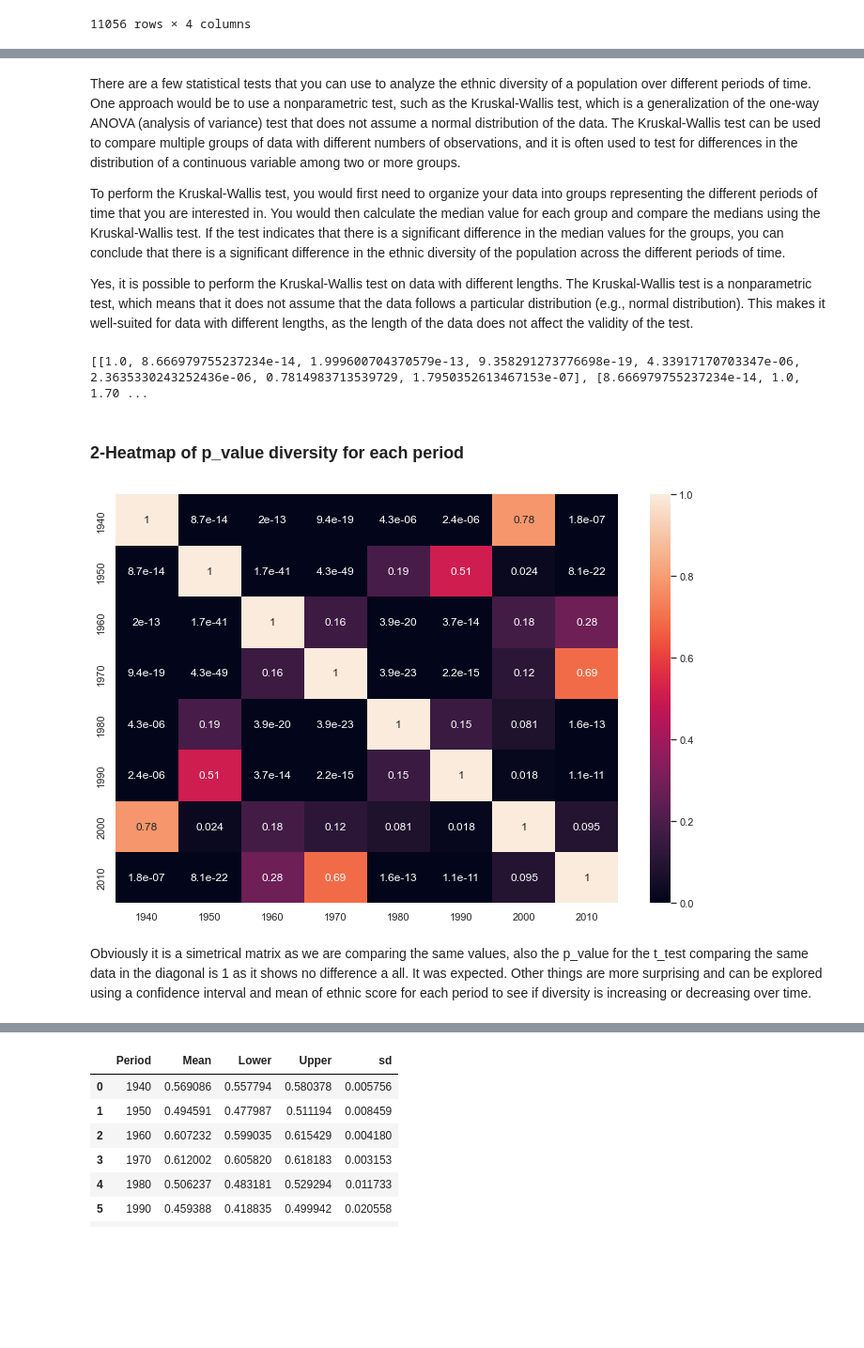
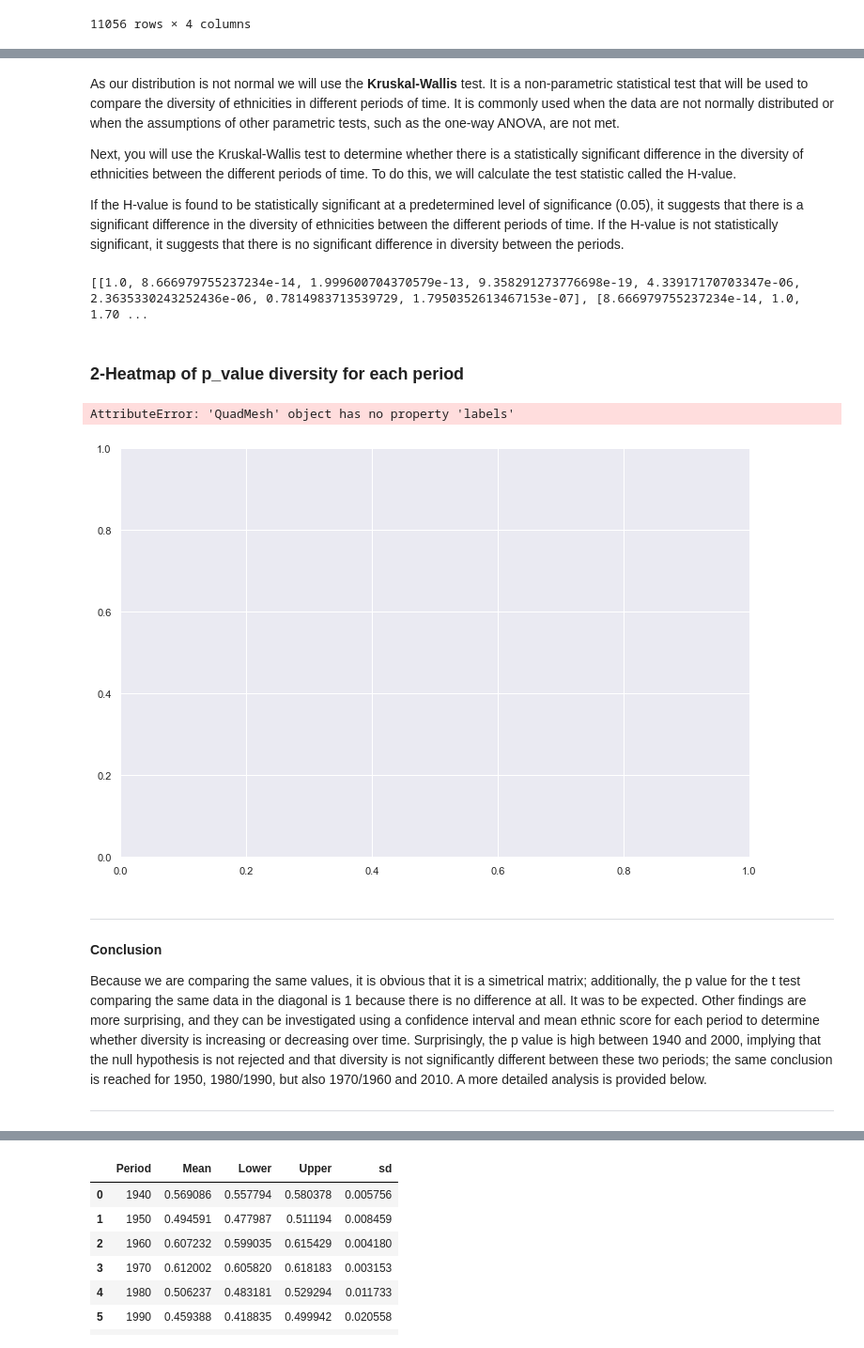
Before and after one commit to epfl-ada/ada-2022-project-borroworrob, a Jupyter notebook: part3.ipynb, the cells around one changed output, grey strips where cells are left out. Shown at 94% size. Saved outputs shown, nothing was run; the diff lists cells and outputs as text; code cells hidden in the pictures; blank space fills up the shorter version.

```diff
--- a/part3.ipynb
+++ b/part3.ipynb
@@ -1336,9 +1411,9 @@ diversity_movies
 # %% [markdown]
-There are a few statistical tests that you can use to analyze the ethnic diversity of a population over different periods of time. One approach would be to use a nonparametric test, such as the Kruskal-Wallis test, which is a generalization of the one-way ANOVA (analysis of variance) test that does not assume a normal distribution of the data. The Kruskal-Wallis test can be used to compare multiple groups of data with different numbers of observations, and it is often used to test for differences in the distribution of a continuous variable among two or more groups.
+As our distribution is not normal we will use the **Kruskal-Wallis** test. It is a non-parametric statistical test that will be used to compare the diversity of ethnicities in different periods of time. It is commonly used when the data are not normally distributed or when the assumptions of other parametric tests, such as the one-way ANOVA, are not met.
 
-To perform the Kruskal-Wallis test, you would first need to organize your data into groups representing the different periods of time that you are interested in. You would then calculate the median value for each group and compare the medians using the Kruskal-Wallis test. If the test indicates that there is a significant difference in the median values for the groups, you can conclude that there is a significant difference in the ethnic diversity of the population across the different periods of time.
+Next, you will use the Kruskal-Wallis test to determine whether there is a statistically significant difference in the diversity of ethnicities between the different periods of time. To do this, we will calculate the test statistic called the H-value.
 
-Yes, it is possible to perform the Kruskal-Wallis test on data with different lengths. The Kruskal-Wallis test is a nonparametric test, which means that it does not assume that the data follows a particular distribution (e.g., normal distribution). This makes it well-suited for data with different lengths, as the length of the data does not affect the validity of the test.
+If the H-value is found to be statistically significant at a predetermined level of significance (0.05), it suggests that there is a significant difference in the diversity of ethnicities between the different periods of time. If the H-value is not statistically significant, it suggests that there is no significant difference in diversity between the periods.
 # %%
 def krustal_test (data) :
     # Initialize a matrix to store the p-values for each comparison
@@ -1375,17 +1450,26 @@ print(krustal_test (matrix_score))
 # %% [output]
 [[1.0, 8.666979755237234e-14, 1.999600704370579e-13, 9.358291273776698e-19, 4.33917170703347e-06, 2.3635330243252436e-06, 0.7814983713539729, 1.7950352613467153e-07], [8.666979755237234e-14, 1.0, 1.70 ...
 # %% [markdown]
-### 2-Heatmap of p_value diversity for each period <a name="subsubparagraph2"></a>
+### 2-Heatmap of p_value diversity for each period <a name="subsubparagraph5"></a>
 # %%
 plt.figure(figsize=(12,8))
 
 # Create an heatmap for all the p_values comparing each periods in the dataset
 sns.heatmap(krustal_test(matrix_score),xticklabels=list_periods, yticklabels=list_periods, annot=True)
 plt.tick_params(left=False, bottom=False)
-
+plt.title('Heatmap of p_value for the v', fontsize=15)
+plt.xlabel('Year')
+plt.ylabel('Average diversity score')
 plt.show()
 # %% [output]
+AttributeError: 'QuadMesh' object has no property 'labels'
-[figure, old version]
+[figure, new version]
 # %% [markdown]
-Obviously it is a simetrical matrix as we are comparing the same values, also the p_value for the t_test comparing the same data in the diagonal is 1 as it shows no difference a all. It was expected. Other things are more surprising and can be explored using a confidence interval and mean of ethnic score for each period to see if diversity is increasing or decreasing over time.
+---
+**Conclusion**
+
+Because we are comparing the same values, it is obvious that it is a simetrical matrix; additionally, the p value for the t test comparing the same data in the diagonal is 1 because there is no difference at all. It was to be expected. Other findings are more surprising, and they can be investigated using a confidence interval and mean ethnic score for each period to determine whether diversity is increasing or decreasing over time.
+Surprisingly, the p value is high between 1940 and 2000, implying that the null hypothesis is not rejected and that diversity is not significantly different between these two periods; the same conclusion is reached for 1950, 1980/1990, but also 1970/1960 and 2010. A more detailed analysis is provided below.
+
+---
 # %% [markdown]
```
Also changed, not shown: parts of 22 cells of this notebook.
